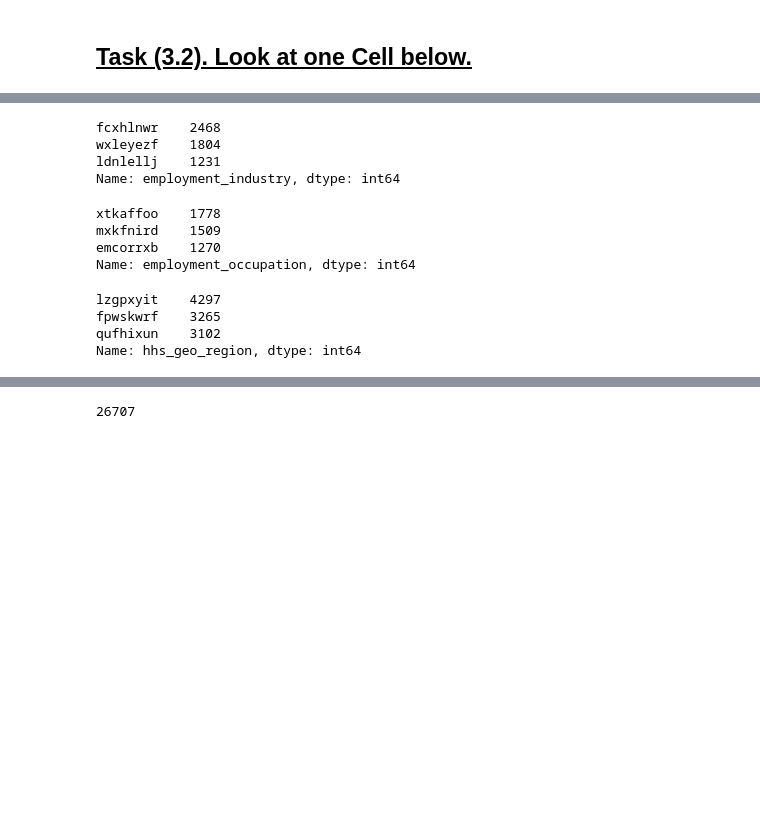
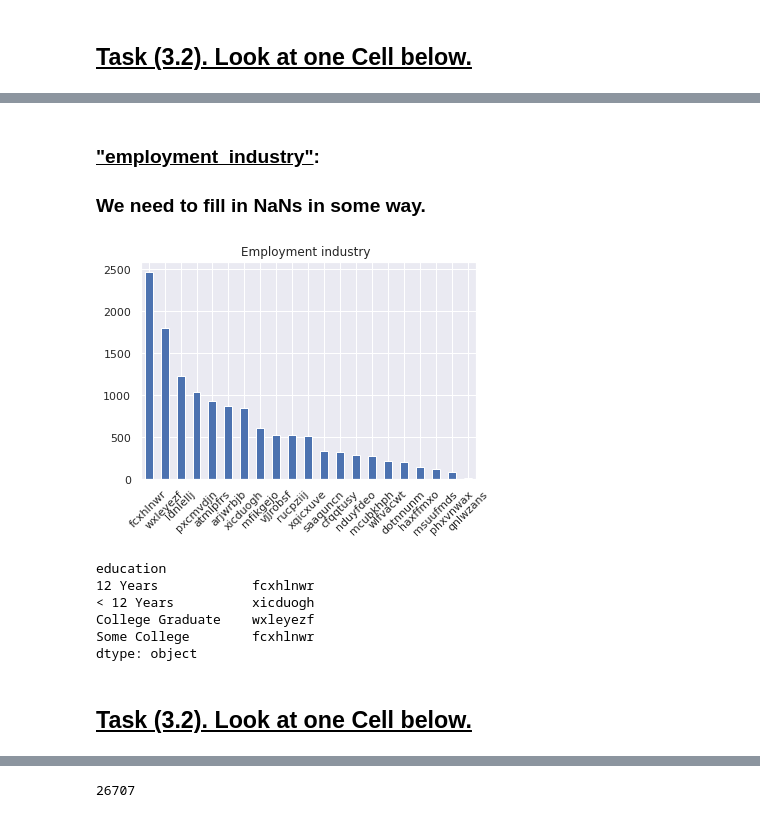
Before and after one commit to AlbMLpy/IDS_Task, a Jupyter notebook: flu_shot_solution.ipynb, the cells around one changed output, grey strips where cells are left out. Cells and saved outputs as stored; diff of their text form; code cells hidden in the pictures; blank space fills up the shorter version.

```diff
--- a/flu_shot_solution.ipynb
+++ b/flu_shot_solution.ipynb
@@ -362,23 +338,21 @@ train_data["employment_status"][mask] = train_data["age_group"][mask].apply(lamb
-# %%
-train_data["employment_industry"].value_counts().head(3)
-# %% [output]
-fcxhlnwr    2468
-wxleyezf    1804
-ldnlellj    1231
-Name: employment_industry, dtype: int64
-# %%
-train_data["employment_occupation"].value_counts().head(3)
-# %% [output]
-xtkaffoo    1778
-mxkfnird    1509
-emcorrxb    1270
-Name: employment_occupation, dtype: int64
-# %%
-train_data["hhs_geo_region"].value_counts().head(3)
-# %% [output]
-lzgpxyit    4297
-fpwskwrf    3265
-qufhixun    3102
-Name: hhs_geo_region, dtype: int64
-# %%
-train_data = train_data.drop(columns=["employment_industry", "employment_occupation", "hhs_geo_region"])
+# %% [markdown]
+### <u>"employment_industry"</u>:
+### We need to fill in NaNs in some way.
+# %%
+bar_plot_value_counts(train_data, "employment_industry", "Employment industry ")
+# %% [output]
+[figure, added]
+# %%
+(
+    train_data.groupby(["education"])
+    .apply(lambda x: x["employment_industry"].value_counts().idxmax())
+)
+# %% [output]
+education
+12 Years            fcxhlnwr
+< 12 Years          xicduogh
+College Graduate    wxleyezf
+Some College        fcxhlnwr
+dtype: object
+# %% [markdown]
+## <u>Task (3.2). Look at one Cell below.</u>
```
Also changed, not shown: parts of 75 cells of this notebook.
